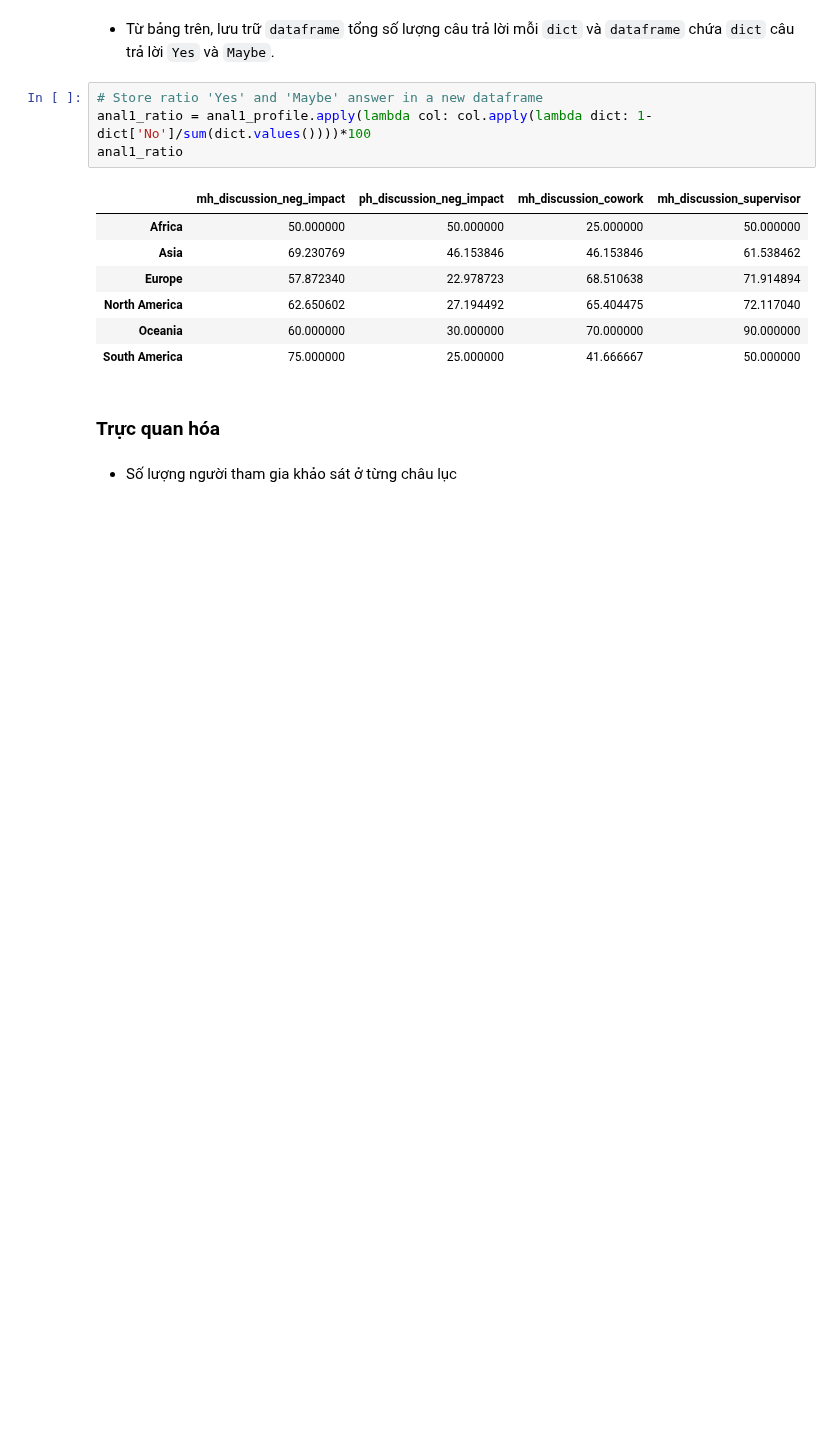
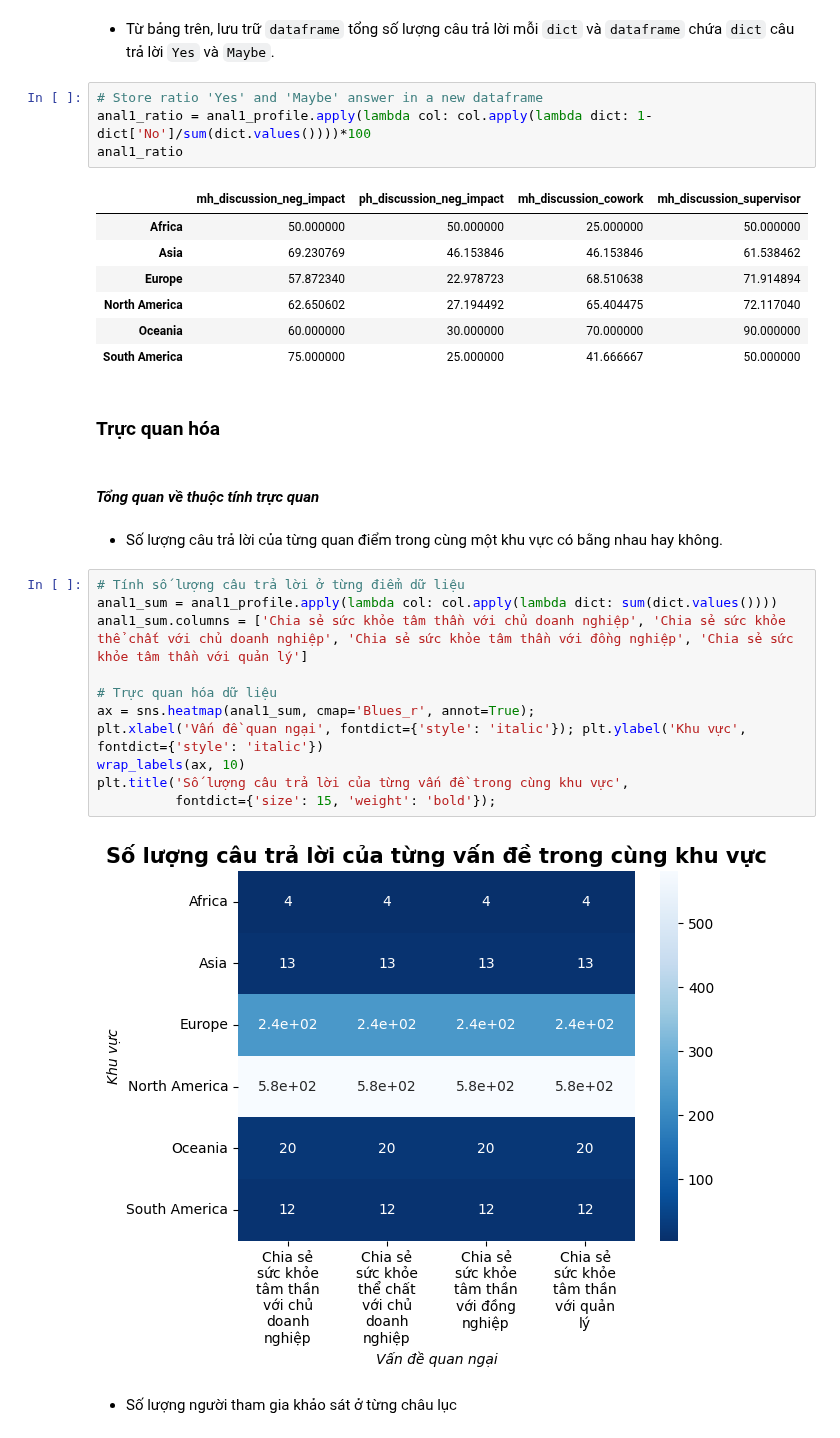
Before and after one commit to iam-Dylan/pfds-final-project, a Jupyter notebook: 4.2-analyzing.ipynb, the cells around one changed output. Cells and saved outputs as stored; diff of their text form; blank space fills up the shorter version.

```diff
--- a/4.2-analyzing.ipynb
+++ b/4.2-analyzing.ipynb
@@ -261,6 +175,23 @@ anal1_ratio
 | South America | 75.000000 | 25.000000 | 41.666667 | 50.000000 |
 # %% [markdown]
 ### Trực quan hóa
+# %% [markdown]
+#### _Tổng quan về thuộc tính trực quan_
+# %% [markdown]
+- Số lượng câu trả lời của từng quan điểm trong cùng một khu vực có bằng nhau hay không.
+# %%
+# Tính số lượng câu trả lời ở từng điểm dữ liệu
+anal1_sum = anal1_profile.apply(lambda col: col.apply(lambda dict: sum(dict.values())))
+anal1_sum.columns = ['Chia sẻ sức khỏe tâm thần với chủ doanh nghiệp', 'Chia sẻ sức khỏe thể chất với chủ doanh nghiệp', 'Chia sẻ sức khỏe tâm thần với đồng nghiệp', 'Chia sẻ sức khỏe tâm thần với quản lý']
+
+# Trực quan hóa dữ liệu
+ax = sns.heatmap(anal1_sum, cmap='Blues_r', annot=True);
+plt.xlabel('Vấn đề quan ngại', fontdict={'style': 'italic'}); plt.ylabel('Khu vực', fontdict={'style': 'italic'})
+wrap_labels(ax, 10)
+plt.title('Số lượng câu trả lời của từng vấn đề trong cùng khu vực',
+          fontdict={'size': 15, 'weight': 'bold'});
+# %% [output]
+[figure, added]
 # %% [markdown]
 - Số lượng người tham gia khảo sát ở từng châu lục
 # %%
```
Also changed, not shown: parts of 36 cells of this notebook.
